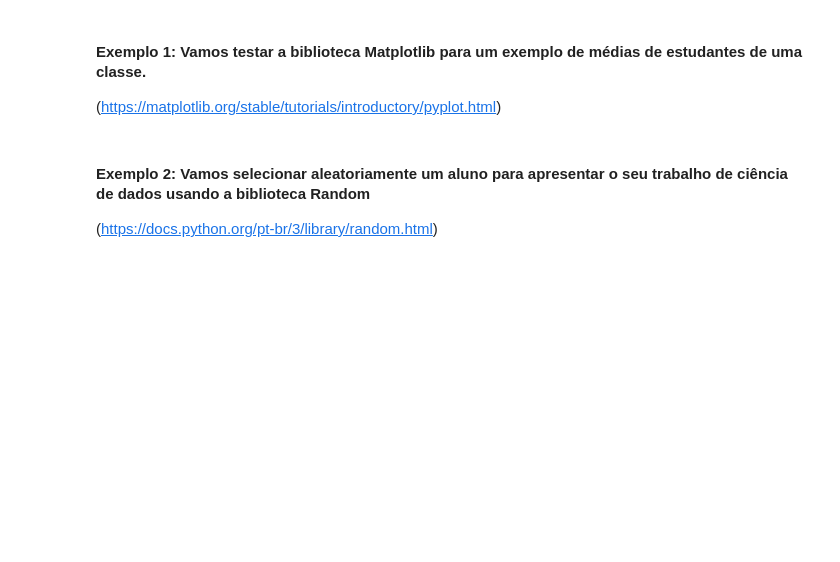
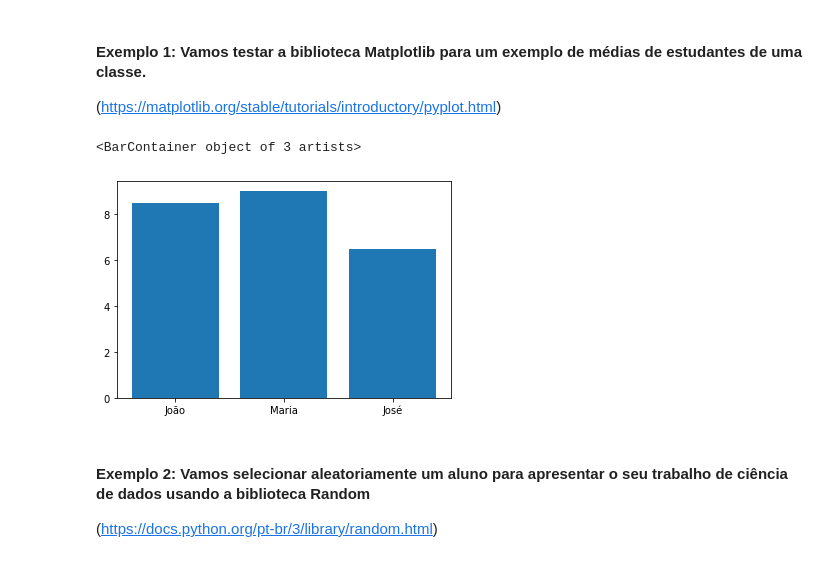
Before and after one commit to alvarengaricardo/datascience, a Jupyter notebook: 01_Python_DS.ipynb, the cells around one changed output. Cells and saved outputs as stored; diff of their text form; code cells hidden in the pictures; blank space fills up the shorter version.

```diff
--- a/01_Python_DS.ipynb
+++ b/01_Python_DS.ipynb
@@ -60,6 +62,11 @@ import matplotlib.pyplot as plt
 # %%
 estudantes = ["João", "Maria", "José"]
 notas = [8.5, 9, 6.5]
+# %%
+plt.bar(x = estudantes, height = notas)
+# %% [output]
+<BarContainer object of 3 artists>
+[figure, added]
 # %% [markdown]
 #### Exemplo 2: Vamos selecionar aleatoriamente um aluno para apresentar o seu trabalho de ciência de dados usando a biblioteca Random
 
```
Also changed, not shown: parts of 15 cells of this notebook, 1 other file.
